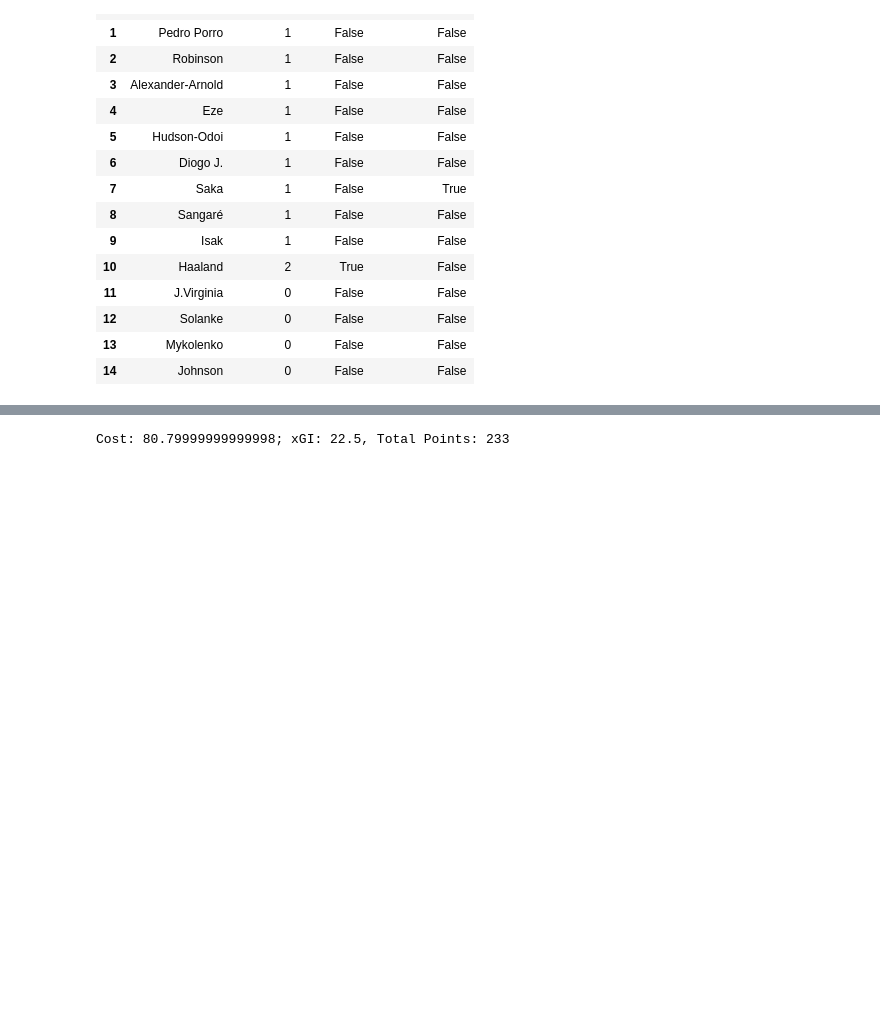
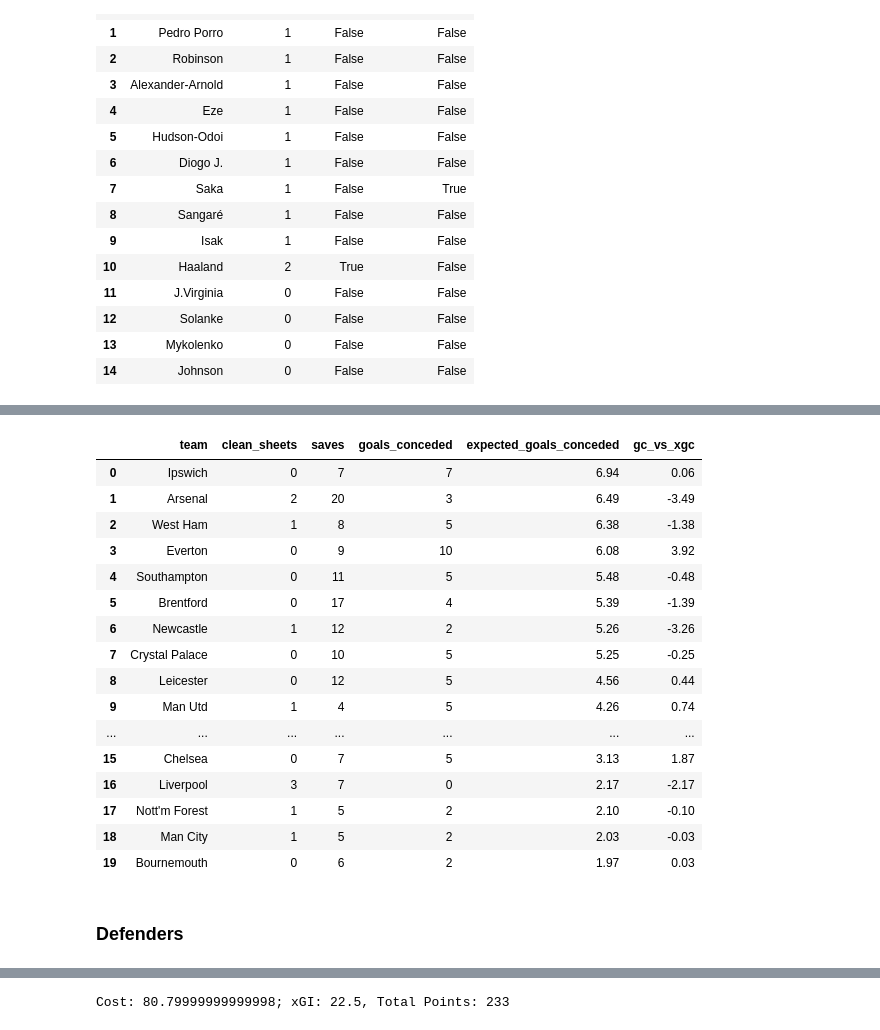
Before and after one commit to rio-v/FPL_24_25, a Jupyter notebook: pre_gw4.ipynb, the cells around one changed output, grey strips where cells are left out. Saved outputs shown, nothing was run; the diff lists cells and outputs as text; code cells hidden in the pictures; blank space fills up the shorter version.

Commit message:
extended goalkeeper section

```diff
--- a/pre_gw4.ipynb
+++ b/pre_gw4.ipynb
@@ -121,3 +113,27 @@ fpl.top_players(df, 'Goalkeeper', 'gc_vs_xgc', False, 10)
+# %%
+num_of_goalies = df.loc[df['position'] == 'Goalkeeper'].shape[0]
+goalies = fpl.top_players(df, 'Goalkeeper', 'expected_goals_conceded', False, num_of_goalies)
+goalies.groupby('team')[['clean_sheets', 'saves', 'goals_conceded', 'expected_goals_conceded', 'gc_vs_xgc']].sum().sort_values(by='expected_goals_conceded', ascending=False).reset_index()
+# %% [output]
+|  | team | clean_sheets | saves | goals_conceded | expected_goals_conceded | gc_vs_xgc |
+| 0 | Ipswich | 0 | 7 | 7 | 6.94 | 0.06 |
+| 1 | Arsenal | 2 | 20 | 3 | 6.49 | -3.49 |
+| 2 | West Ham | 1 | 8 | 5 | 6.38 | -1.38 |
+| 3 | Everton | 0 | 9 | 10 | 6.08 | 3.92 |
+| 4 | Southampton | 0 | 11 | 5 | 5.48 | -0.48 |
+| 5 | Brentford | 0 | 17 | 4 | 5.39 | -1.39 |
+| 6 | Newcastle | 1 | 12 | 2 | 5.26 | -3.26 |
+| 7 | Crystal Palace | 0 | 10 | 5 | 5.25 | -0.25 |
+| 8 | Leicester | 0 | 12 | 5 | 4.56 | 0.44 |
+| 9 | Man Utd | 1 | 4 | 5 | 4.26 | 0.74 |
+| ... | ... | ... | ... | ... | ... | ... |
+| 15 | Chelsea | 0 | 7 | 5 | 3.13 | 1.87 |
+| 16 | Liverpool | 3 | 7 | 0 | 2.17 | -2.17 |
+| 17 | Nott'm Forest | 1 | 5 | 2 | 2.10 | -0.10 |
+| 18 | Man City | 1 | 5 | 2 | 2.03 | -0.03 |
+| 19 | Bournemouth | 0 | 6 | 2 | 1.97 | 0.03 |
+# %% [markdown]
+### Defenders
 # %%
 fpl.top_players(df, 'Defender', 'expected_goal_involvements', False, 10)
 # %% [output]
```
Also changed, not shown: parts of 2 cells of this notebook.
